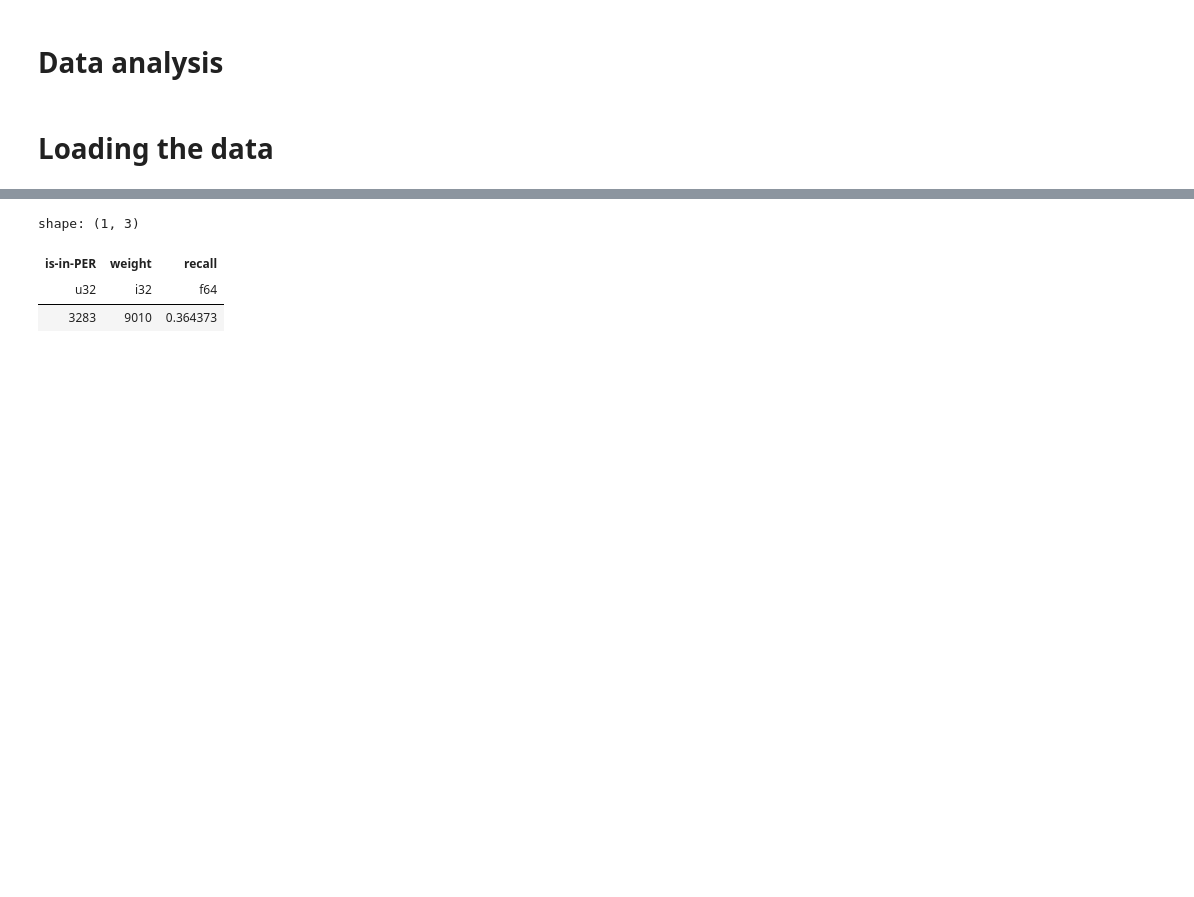
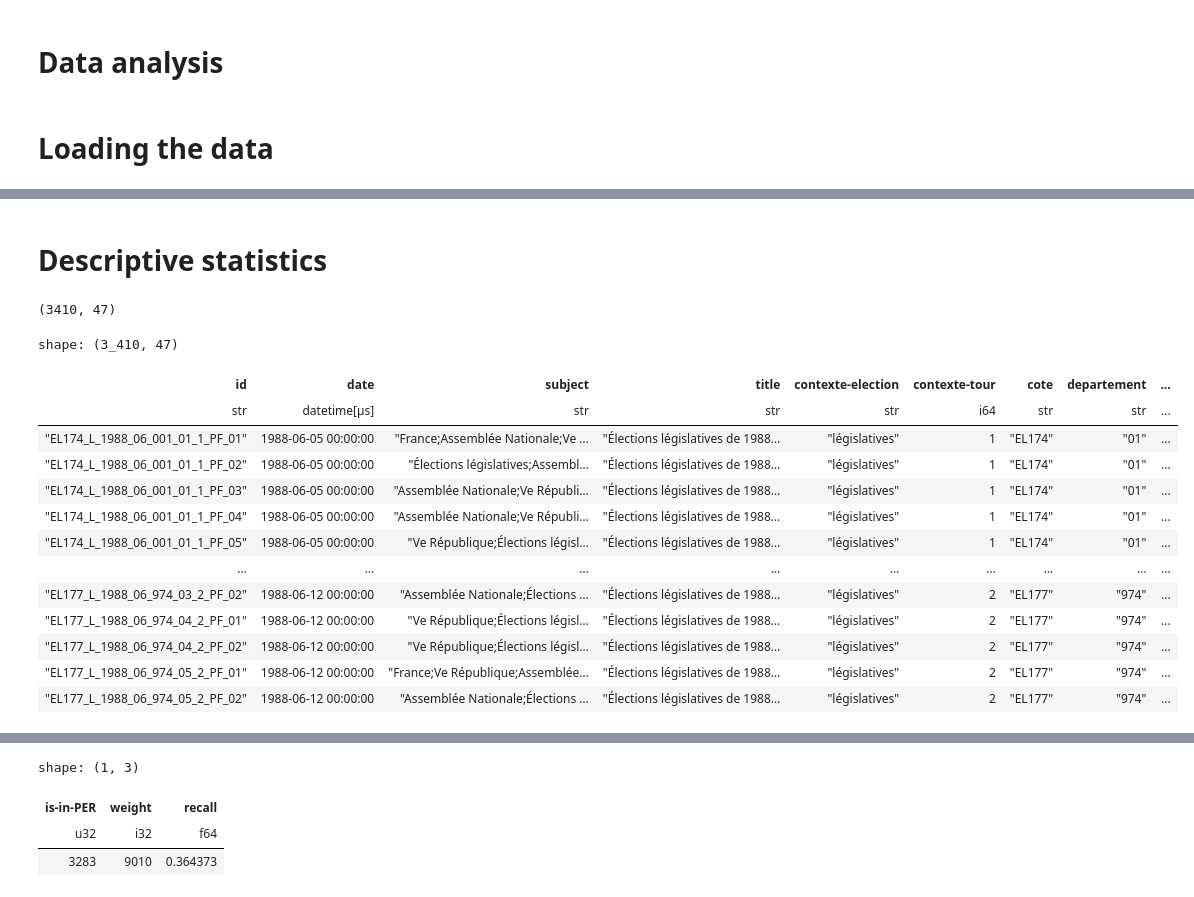
Before and after one commit to slithiaote/2026_NLP_project, a Jupyter notebook: Analysis.ipynb, the cells around one changed output, grey strips where cells are left out. Drawn from its saved outputs; the diff is of its cells as text; code cells hidden in the pictures; blank space fills up the shorter version.

```diff
--- a/Analysis.ipynb
+++ b/Analysis.ipynb
@@ -28,3 +28,26 @@ shape: (9_010, 5)
+# %% [markdown]
+# Descriptive statistics
+# %%
+pl.read_parquet("df_gliner_full.parquet").shape
+# %% [output]
+(3410, 47)
+# %%
+pl.read_parquet("df_gliner_full.parquet")
+# %% [output]
+shape: (3_410, 47)
+| id | date | subject | title | contexte-election | contexte-tour | cote | departement | ... |
+| str | datetime[μs] | str | str | str | i64 | str | str | ... |
+| "EL174_L_1988_06_001_01_1_PF_01" | 1988-06-05 00:00:00 | "France;Assemblée Nationale;Ve … | "Élections législatives de 1988… | "législatives" | 1 | "EL174" | "01" | ... |
+| "EL174_L_1988_06_001_01_1_PF_02" | 1988-06-05 00:00:00 | "Élections législatives;Assembl… | "Élections législatives de 1988… | "législatives" | 1 | "EL174" | "01" | ... |
+| "EL174_L_1988_06_001_01_1_PF_03" | 1988-06-05 00:00:00 | "Assemblée Nationale;Ve Républi… | "Élections législatives de 1988… | "législatives" | 1 | "EL174" | "01" | ... |
+| "EL174_L_1988_06_001_01_1_PF_04" | 1988-06-05 00:00:00 | "Assemblée Nationale;Ve Républi… | "Élections législatives de 1988… | "législatives" | 1 | "EL174" | "01" | ... |
+| "EL174_L_1988_06_001_01_1_PF_05" | 1988-06-05 00:00:00 | "Ve République;Élections législ… | "Élections législatives de 1988… | "législatives" | 1 | "EL174" | "01" | ... |
+| … | … | … | … | … | … | … | … | ... |
+| "EL177_L_1988_06_974_03_2_PF_02" | 1988-06-12 00:00:00 | "Assemblée Nationale;Élections … | "Élections législatives de 1988… | "législatives" | 2 | "EL177" | "974" | ... |
+| "EL177_L_1988_06_974_04_2_PF_01" | 1988-06-12 00:00:00 | "Ve République;Élections législ… | "Élections législatives de 1988… | "législatives" | 2 | "EL177" | "974" | ... |
+| "EL177_L_1988_06_974_04_2_PF_02" | 1988-06-12 00:00:00 | "Ve République;Élections législ… | "Élections législatives de 1988… | "législatives" | 2 | "EL177" | "974" | ... |
+| "EL177_L_1988_06_974_05_2_PF_01" | 1988-06-12 00:00:00 | "France;Ve République;Assemblée… | "Élections législatives de 1988… | "législatives" | 2 | "EL177" | "974" | ... |
+| "EL177_L_1988_06_974_05_2_PF_02" | 1988-06-12 00:00:00 | "Assemblée Nationale;Élections … | "Élections législatives de 1988… | "législatives" | 2 | "EL177" | "974" | ... |
 # %%
 def position_is_inside_span(pos:int, span):
     # Returns a boolean
```
Also changed, not shown: parts of 7 cells of this notebook, 1 other file.
